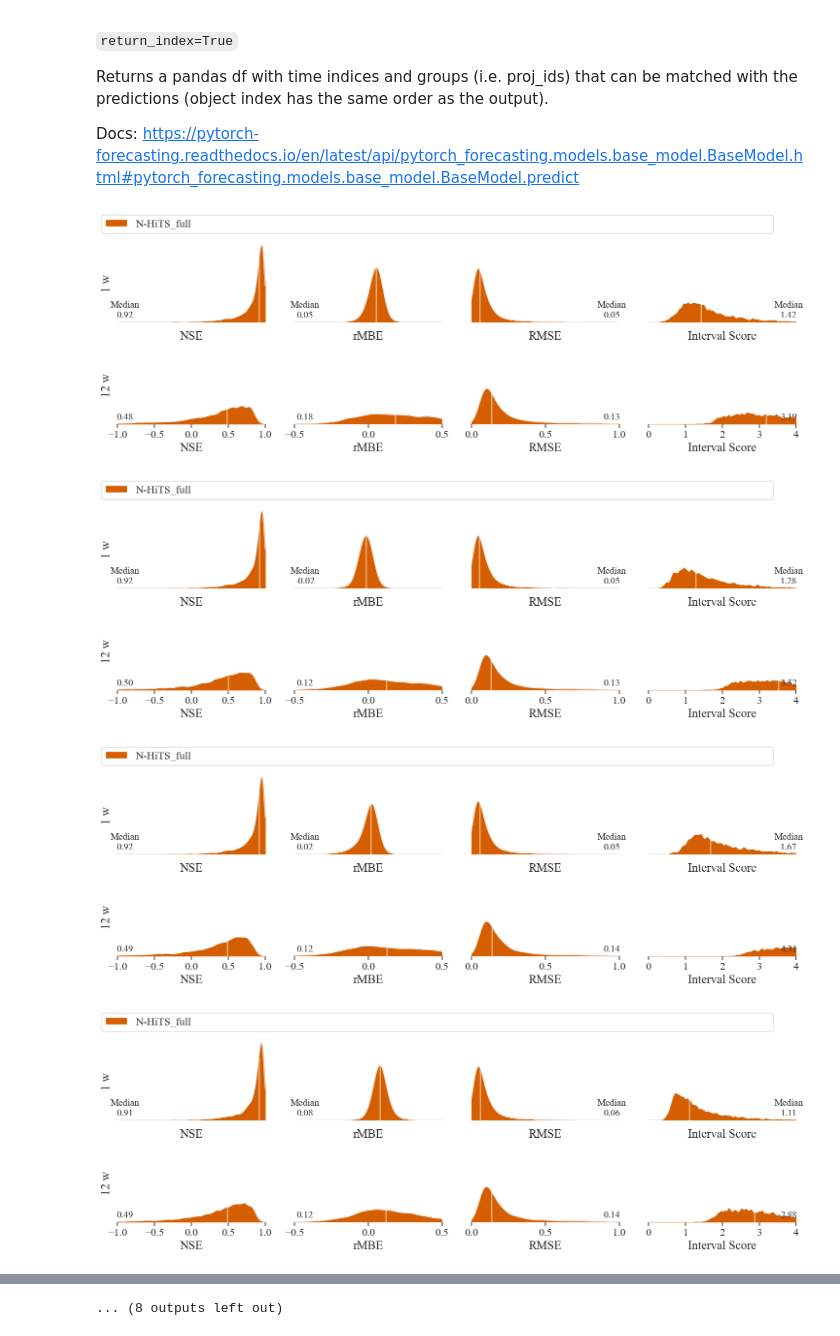
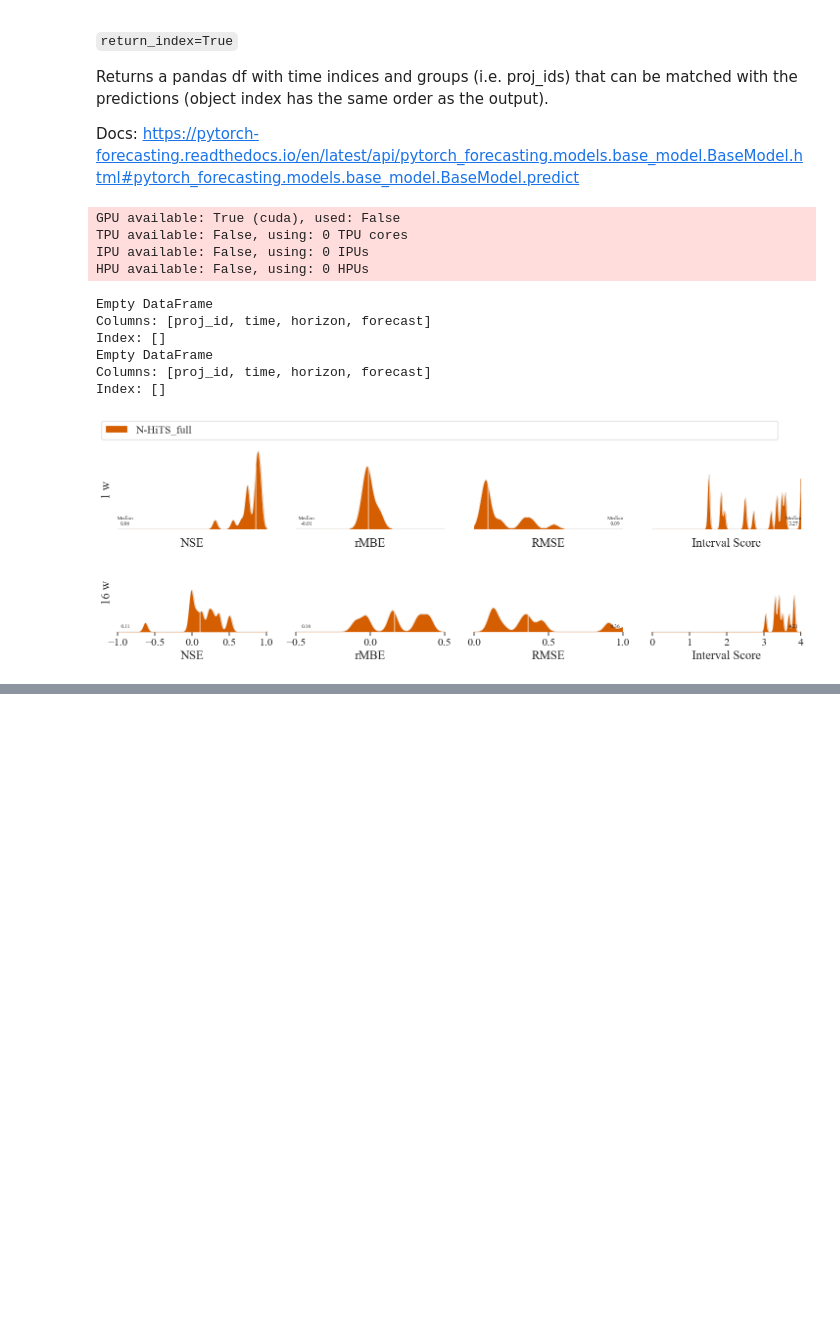
Before and after one commit to KunzstBGR/global-groundwater-models-main, a Jupyter notebook: notebooks/pred_NHITS.ipynb, the cells around one changed output, grey strips where cells are left out. Cells and saved outputs as stored; diff of their text form; code cells hidden in the pictures; blank space fills up the shorter version.

```diff
--- a/notebooks/pred_NHITS.ipynb
+++ b/notebooks/pred_NHITS.ipynb
@@ -35,10 +35,10 @@ FIGURES_PATH = os.path.join(BASE_PATH, 'figures')
 SHARE_PATH = 'J:/Berlin/B22-FISHy/NUTZER/Kunz.S'
 
 LAG = 52  # weeks
-LEAD = 12  # weeks
+LEAD = 16  # weeks
 
 # Roughly 80/10/10
-TRAIN_PERIOD = (pd.Timestamp(1990, 1, 1), pd.Timestamp(2012, 1, 1))
+TRAIN_PERIOD = (pd.Timestamp(1990, 1, 1), pd.Timestamp(2010, 1, 1))
 VAL_PERIOD = (pd.Timestamp(2010, 1, 1), pd.Timestamp(2013, 1, 1))
 TEST_PERIOD = (pd.Timestamp(2012, 1, 1), pd.Timestamp(2016, 1, 1))
 
@@ -115,3 +120,11 @@ There are 5308 test sites (in sample setting).
+# %%
+# Subset for NI
+unique_proj_ids = train_df['proj_id'].unique()
+ids_NI = [proj_id for proj_id in unique_proj_ids if re.match(r'NI.+', proj_id)]
+test_df_NI = test_df[test_df['proj_id'].isin(ids_NI)]
+
+ids_NI_sub = [proj_id for proj_id in unique_proj_ids if re.match(r'NI.+', proj_id)][:20]
+test_df_NI_sub = test_df[test_df['proj_id'].isin(ids_NI_sub)]
 # %% [markdown]
 ## Making predictions
 
@@ -149,18 +148,19 @@ https://pytorch-forecasting.readthedocs.io/en/latest/api/pytorch_forecasting.mod
 # %%
-MODEL_TYPE_ls = ['full', 'dyn']
+MODEL_TYPE_ls = ['full'] # 'dyn'
 
 for MODEL_TYPE in MODEL_TYPE_ls:
 
     # TimeSeriesDataSet for training data
-    train_ds = TimeSeriesDataSet.load(os.path.join(SHARE_PATH, 'kimodis_preprocessed', f'train_ds_{MODEL_TYPE}_nhits.pt'))
+    train_ds = TimeSeriesDataSet.load(os.path.join(SHARE_PATH, 'kimodis_preprocessed', f'train_ds_{MODEL_TYPE}_nhits_NI.pt'))
 
     # Create TimeSeries object for testset
-    test_ds_in_sample = TimeSeriesDataSet.from_dataset(train_ds, test_df_in_sample)
+    test_ds_in_sample = TimeSeriesDataSet.from_dataset(train_ds, test_df_NI_sub)
     test_dataloader_in_sample = test_ds_in_sample.to_dataloader(train=False, batch_size=512, num_workers=0)
 
     # path to all N-Hits models speciefied by MODEL_TYPE and VERSION
     folder = os.path.join(
             MODEL_PATH,
+           'NI',
            'nhits',
            f'nhits_{MODEL_TYPE}',
            f'nhits_{MODEL_TYPE}_1024_{VERSION}')
@@ -205,13 +205,15 @@ for MODEL_TYPE in MODEL_TYPE_ls:
             nhits_pred[f'forecast_q{q_name}'] = q_df['forecast'].values
 
         # Merge ground truth
-        nhits_pred = nhits_pred.reset_index().merge(test_df_in_sample[['proj_id', 'time', 'gwl']], on=['proj_id', 'time'], how='left').set_index(['proj_id', 'time', 'horizon'])
+        nhits_pred = nhits_pred.reset_index().merge(test_df_in_sample[['proj_id', 'time', 'gwl']],
+                                                    on=['proj_id', 'time'], how='left').set_index(['proj_id', 'time', 'horizon'])
         nhits_pred.reset_index().to_feather(os.path.join(RESULT_PATH,
                                                          'predictions',
+                                                         'NI',
                                                          'nhits',
                                                          f'nhits_{MODEL_TYPE}',
                                                          f'nhits_{MODEL_TYPE}_1024_{VERSION}',
-                                                         f'in_sample_quantiles_nhits_{init}_predictions.feather'))
+                                                         f'in_sample_quantiles_nhits_{init}_predictions_sub.feather'))
 
         ### Calculate metrics #####################################################################################
         from utils import get_metrics
@@ -220,16 +222,12 @@ for MODEL_TYPE in MODEL_TYPE_ls:
         nhits_metrics.reset_index(inplace=True)
         nhits_metrics.to_feather(os.path.join(RESULT_PATH,
                                               'metrics',
+                                              'NI',
                                               'nhits',
                                               f'nhits_{MODEL_TYPE}',
                                               f'nhits_{MODEL_TYPE}_1024_{VERSION}',
-                                              f'metrics_nhits_{init}.feather'))
-#         nhits_metrics = pd.read_feather(os.path.join(RESULT_PATH,
-#                                                 'metrics',
-#                                                 'nhits',
-#                                                 f'nhits_{MODEL_TYPE}',
-#                                                 f'nhits_{MODEL_TYPE}_1024_{VERSION}',
-#                                                 f'metrics_nhits_{init}.feather'))
+                                              f'metrics_nhits_{init}_sub.feather'))
+
         nse_table = {f'Median NSE N-HiTS {MODEL_TYPE}': nhits_metrics.groupby(['horizon'])['NSE'].median()}
         nse_table = pd.DataFrame(nse_table)
         nse_table.reset_index(inplace=True)
@@ -238,24 +236,26 @@ for MODEL_TYPE in MODEL_TYPE_ls:
         # Save if you wish to
         nse_table.to_csv(os.path.join(RESULT_PATH,
                                       'metrics',
+                                      'NI',
                                       'nhits',
                                       f'nhits_{MODEL_TYPE}',
                                       f'nhits_{MODEL_TYPE}_1024_{VERSION}',
-                                      f'median_nse_summary_in_sample_{init}.csv'))
+                                      f'median_nse_summary_in_sample_{init}_sub.csv'))
 
         # Save to share for paper
         nse_table.to_csv(os.path.join(SHARE_PATH,
-                                     'global_mod_paper',
-                                     'results',
-                                     'nhits',
+                                      'global_mod_paper',
+                                      'results',
+                                      'NI',
+                                      'nhits',
                                       f'nhits_{MODEL_TYPE}',
                                       f'nhits_{MODEL_TYPE}_1024_{VERSION}',
-                                      f'median_nse_summary_in_sample_{init}.csv'))
+                                      f'median_nse_summary_in_sample_{init}_sub.csv'))
 
         p = palette = sns.color_palette("colorblind")
         colors = [p[3], p[3]] # , p[6], p[3], p[1], p[0], p[2], p[4]
 
-        horizons = [1, 12]
+        horizons = [1, 16]
 
         fig_04, ax = plt.subplots(2, 4, figsize=(18, 5), sharey=True)
 
@@ -306,36 +306,45 @@ for MODEL_TYPE in MODEL_TYPE_ls:
 
                 if i == 1:
                     ax[i, j].xaxis.set_ticks_position('bottom')
                     if j == 1:
                         ax[i, j].set_xticks((-0.5,0,0.5))
                     elif j==2:
                         ax[i, j].set_xticks((0,0.5,1))
                 else:
                     ax[i, j].set_xticklabels([])
 
                 spines = ["top","right","left","bottom"]
                 for s in spines:
                     ax[i, j].spines[s].set_visible(False)
 
         # plt.subplots_adjust(hspace=-.75)
         ylim = ax[0,0].get_ylim()
         legend_elements = [Patch(facecolor=p[3], edgecolor=None, label=f'N-HiTS_{MODEL_TYPE}')]
         fig_04.legend(handles=legend_elements,mode = "expand", bbox_to_anchor=(0.1, 1, 0.78, 0.01))
         fig_04.savefig(os.path.join(FIGURES_PATH,
+                                    'NI',
                                     'nhits',
                                     f'nhits_{MODEL_TYPE}',
                                     f'nhits_{MODEL_TYPE}_1024_{VERSION}',
-                                    f'nhits__{init}_metrics.png'), format='png', dpi=300.0)
+                                    f'nhits_{init}_metrics_sub.png'), format='png', dpi=300.0)
         fig_04.savefig(os.path.join(SHARE_PATH,
                                     'global_mod_paper',
                                     'results',
+                                    'NI',
                                     'nhits',
                                     f'nhits_{MODEL_TYPE}',
                                     f'nhits_{MODEL_TYPE}_1024_{VERSION}',
-                                    f'nhits_{init}_metrics.png'), format='png', dpi=300.0)
+                                    f'nhits_{init}_metrics_sub.png'), format='png', dpi=300.0)
 #    plt.show()
 # %% [output]
+GPU available: True (cuda), used: False
+TPU available: False, using: 0 TPU cores
+IPU available: False, using: 0 IPUs
+HPU available: False, using: 0 HPUs
+Empty DataFrame
+Columns: [proj_id, time, horizon, forecast]
+Index: []
+Empty DataFrame
+Columns: [proj_id, time, horizon, forecast]
+Index: []
-[figure, old version]
+[figure, new version]
-[figure, removed]
-[figure, removed]
-[figure, removed]
@@ -350 +350,0 @@ for MODEL_TYPE in MODEL_TYPE_ls:
-... (8 outputs left out)
```
Also changed, not shown: parts of 6 cells of this notebook, 32 other files.
